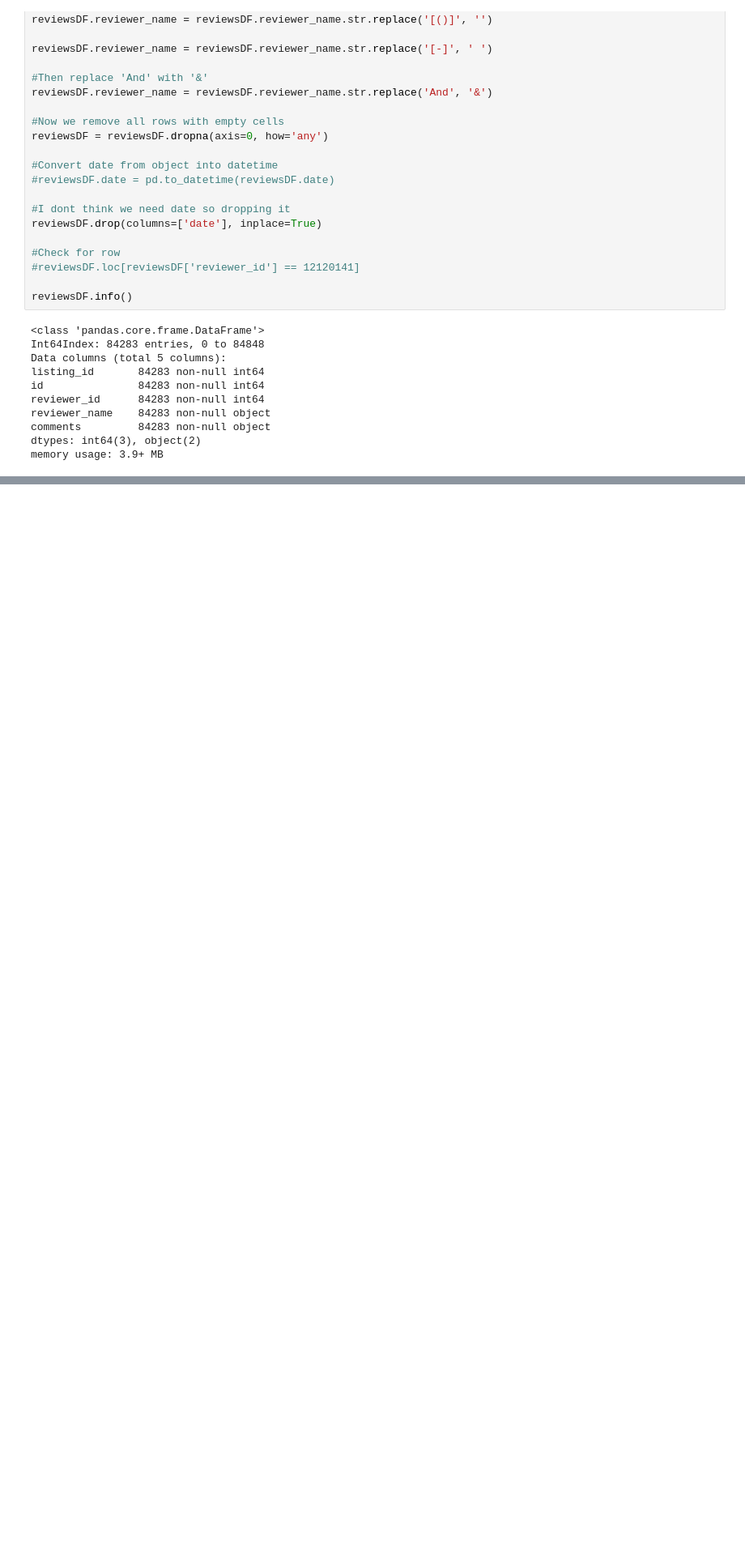
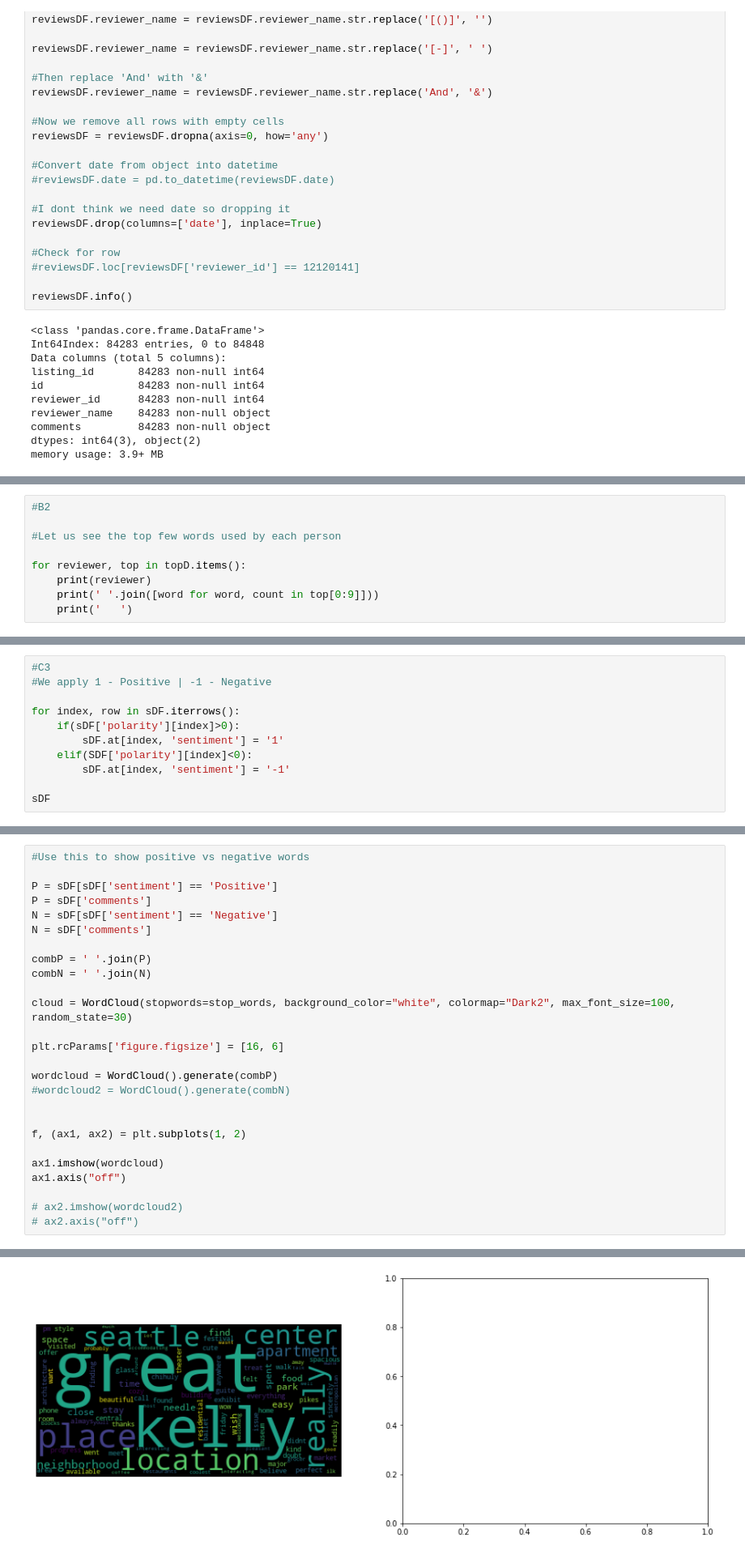
Before and after one commit to boohooo/AirBnB, a Jupyter notebook: airbb.ipynb, the cells around one changed output, grey strips where cells are left out. Shown at 81% size. Saved outputs shown, nothing was run; the diff lists cells and outputs as text; blank space fills up the shorter version.

```diff
--- a/airbb.ipynb
+++ b/airbb.ipynb
@@ -147,0 +317,9 @@ memory usage: 9.0+ MB
+# %%
+#B2
+
+#Let us see the top few words used by each person
+
+for reviewer, top in topD.items():
+    print(reviewer)
+    print(' '.join([word for word, count in top[0:9]]))
+    print('   ')
@@ -147,0 +547,11 @@ memory usage: 9.0+ MB
+# %%
+#C3
+#We apply 1 - Positive | -1 - Negative
+
+for index, row in sDF.iterrows():
+    if(sDF['polarity'][index]>0):
+        sDF.at[index, 'sentiment'] = '1'
+    elif(SDF['polarity'][index]<0):
+        sDF.at[index, 'sentiment'] = '-1'
+
+sDF
@@ -147,0 +649,27 @@ memory usage: 9.0+ MB
+# %%
+#Use this to show positive vs negative words
+
+P = sDF[sDF['sentiment'] == 'Positive']
+P = sDF['comments']
+N = sDF[sDF['sentiment'] == 'Negative']
+N = sDF['comments']
+
+combP = ' '.join(P)
+combN = ' '.join(N)
+
+cloud = WordCloud(stopwords=stop_words, background_color="white", colormap="Dark2", max_font_size=100, random_state=30)
+
+plt.rcParams['figure.figsize'] = [16, 6]
+
+wordcloud = WordCloud().generate(combP)
+#wordcloud2 = WordCloud().generate(combN)
+
+
+f, (ax1, ax2) = plt.subplots(1, 2)
+
+ax1.imshow(wordcloud)
+ax1.axis("off")
+
+# ax2.imshow(wordcloud2)
+# ax2.axis("off")
+# %% [output]
@@ -147,0 +677 @@ memory usage: 9.0+ MB
+[figure, added]
```
Also changed, not shown: parts of 26 cells of this notebook.
